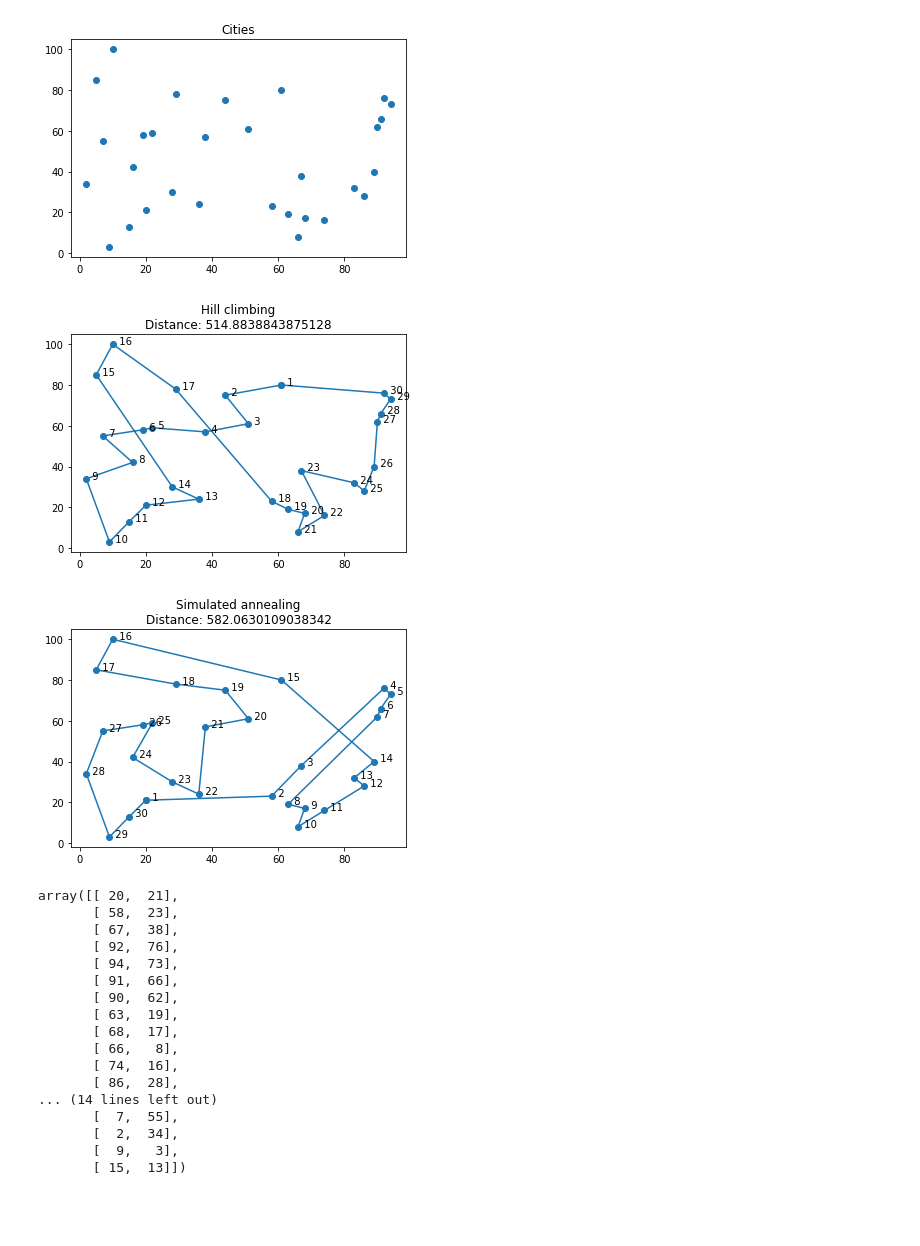
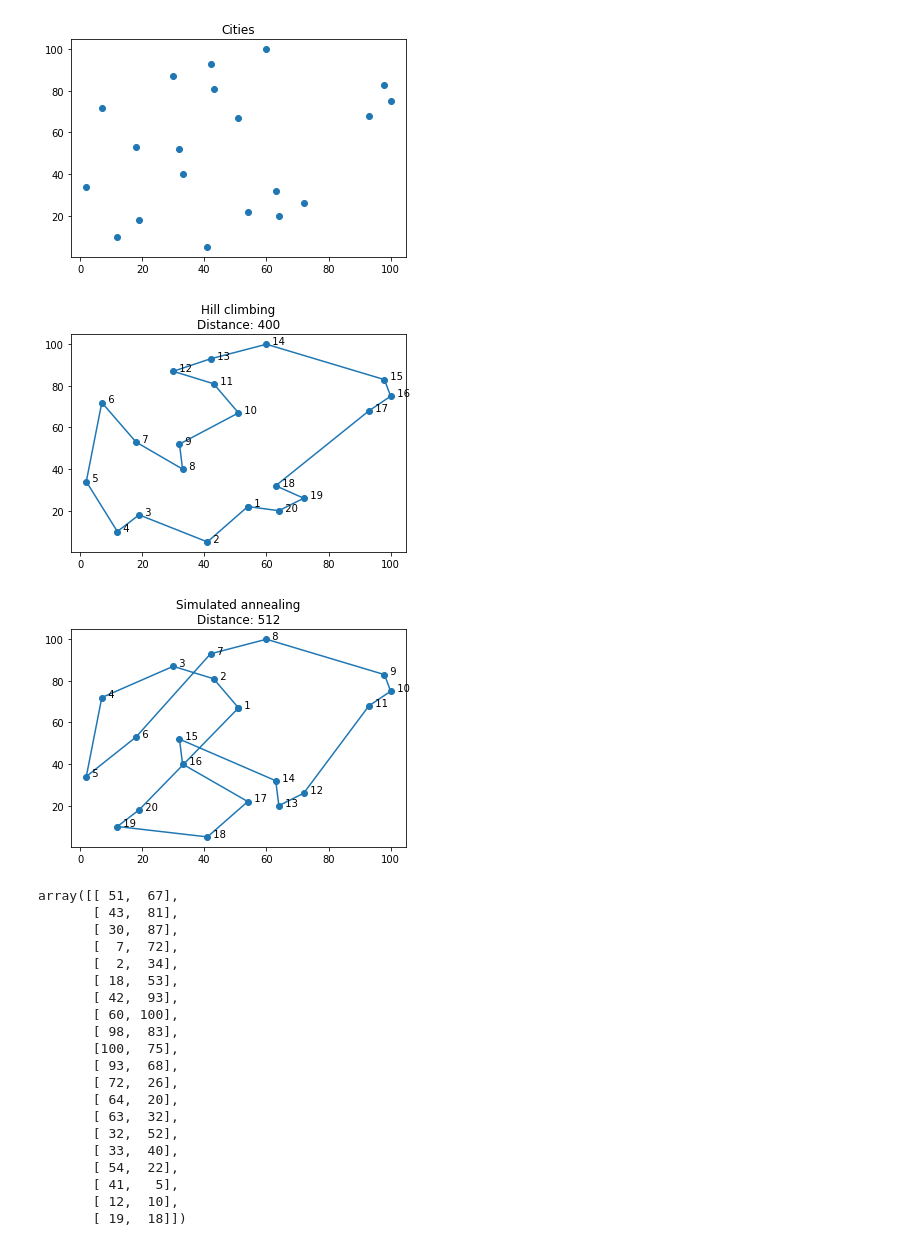
Before and after one commit to Krfld/ISEL-IASC, a Jupyter notebook: Objetivo 2/1.ipynb, the cells around one changed output. Saved outputs shown, nothing was run; the diff lists cells and outputs as text; code cells hidden in the pictures; blank space fills up the shorter version.

```diff
--- a/Objetivo 2/1.ipynb
+++ b/Objetivo 2/1.ipynb
@@ -175,7 +175,8 @@ class TravellingSalesman:
         plt.figure()
 
         if showPath:
-            plt.title(msg + '\nDistance: ' + str(self.stateValue(state) * -1))
+            plt.title(msg + '\nDistance: ' + str(int(self.stateValue(state) * -1)))
+
             # Append first city at the end
             length = len(state)
             state = np.append(state, state[0])
@@ -261,27 +262,30 @@ class TravellingSalesman:
         totalDistance *= -1
         return totalDistance
 # %%
-ts = TravellingSalesman(30)
+ts = TravellingSalesman(20)
 SearchAlgorithms.hillClimbingWithRandomRestart(ts)
 SearchAlgorithms.simulatedAnnealing(ts, SearchAlgorithms.schedule)
 # %% [output]
-[figure, old version]
+[figure, new version]
-[figure, old version]
+[figure, new version]
-[figure, old version]
+[figure, new version]
-array([[ 20,  21],
-       [ 58,  23],
-       [ 67,  38],
-       [ 92,  76],
-       [ 94,  73],
-       [ 91,  66],
-       [ 90,  62],
-       [ 63,  19],
-       [ 68,  17],
-       [ 66,   8],
-       [ 74,  16],
-       [ 86,  28],
-... (14 lines left out)
-       [  7,  55],
+array([[ 51,  67],
+       [ 43,  81],
+       [ 30,  87],
+       [  7,  72],
        [  2,  34],
-       [  9,   3],
-       [ 15,  13]])
+       [ 18,  53],
+       [ 42,  93],
+       [ 60, 100],
+       [ 98,  83],
+       [100,  75],
+       [ 93,  68],
+       [ 72,  26],
+       [ 64,  20],
+       [ 63,  32],
+       [ 32,  52],
+       [ 33,  40],
+       [ 54,  22],
+       [ 41,   5],
+       [ 12,  10],
+       [ 19,  18]])
```
Also changed, not shown: parts of 2 cells of this notebook, 1 other file.
